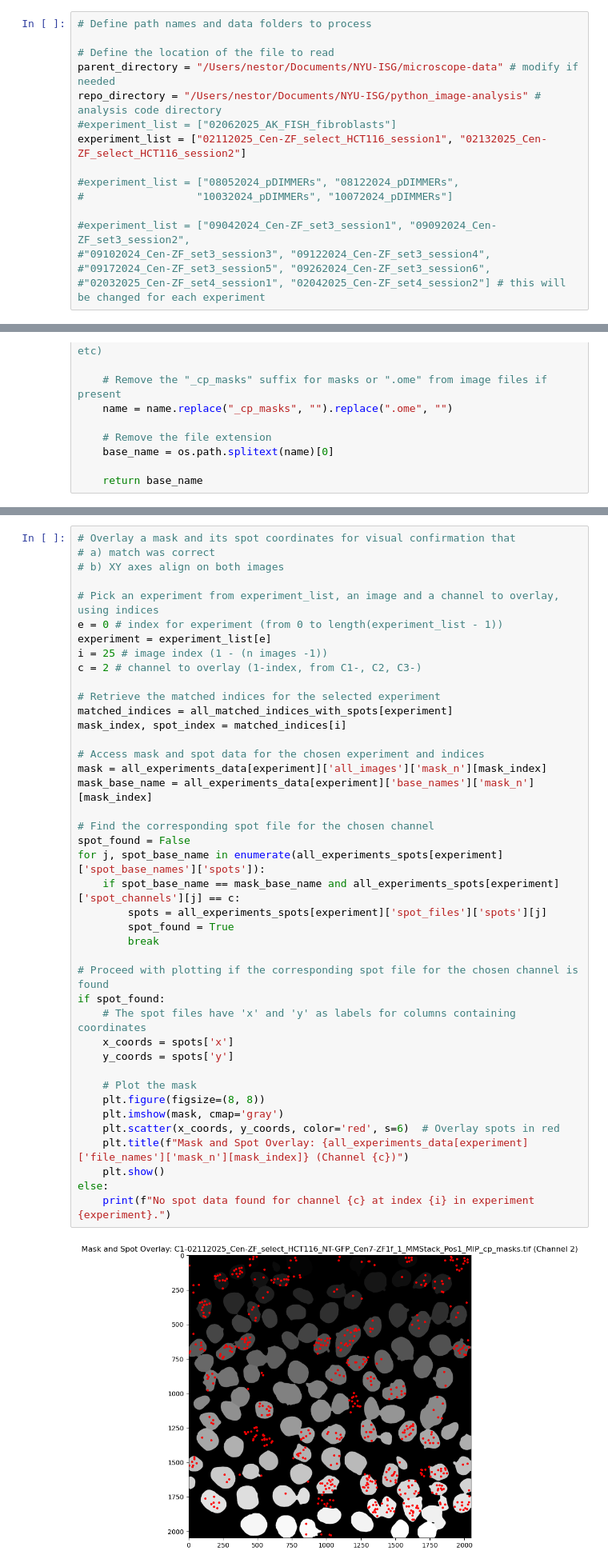
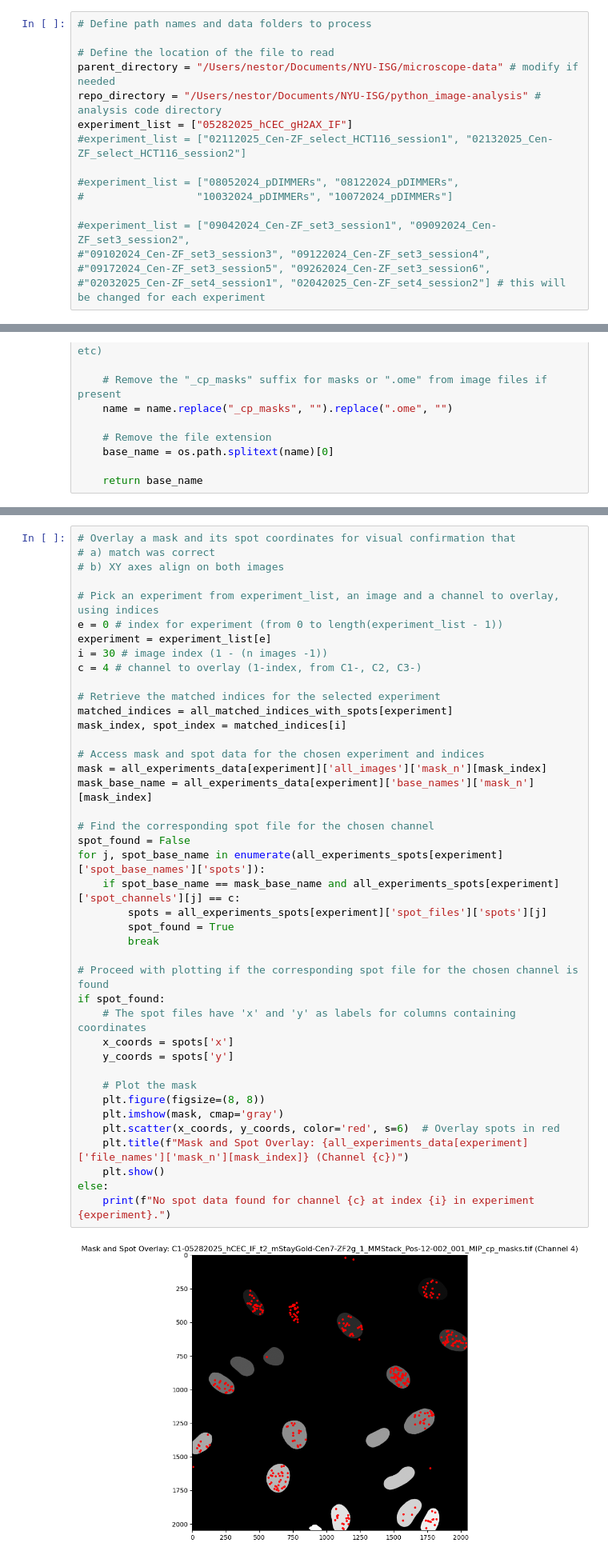
Before and after one commit to timotheelionnet/python_image-analysis, a Jupyter notebook: notebooks/spot-findr.ipynb, the cells around one changed output, grey strips where cells are left out. Shown at 80% size. Drawn from its saved outputs; the diff is of its cells as text.

```diff
--- a/notebooks/spot-findr.ipynb
+++ b/notebooks/spot-findr.ipynb
@@ -41,8 +41,8 @@ logging.basicConfig(level=logging.INFO, format='%(asctime)s - %(levelname)s - %(
 # Define the location of the file to read
 parent_directory = "/Users/nestor/Documents/NYU-ISG/microscope-data" # modify if needed
 repo_directory = "/Users/nestor/Documents/NYU-ISG/python_image-analysis" # analysis code directory
-#experiment_list = ["02062025_AK_FISH_fibroblasts"]
-experiment_list = ["02112025_Cen-ZF_select_HCT116_session1", "02132025_Cen-ZF_select_HCT116_session2"]
+experiment_list = ["05282025_hCEC_gH2AX_IF"]
+#experiment_list = ["02112025_Cen-ZF_select_HCT116_session1", "02132025_Cen-ZF_select_HCT116_session2"]
 
 #experiment_list = ["08052024_pDIMMERs", "08122024_pDIMMERs",
 #                  "10032024_pDIMMERs", "10072024_pDIMMERs"]
@@ -243,39 +251,39 @@ for experiment, matched_indices in all_matched_indices_with_spots.items():
 # Pick an experiment from experiment_list, an image and a channel to overlay, using indices
 e = 0 # index for experiment (from 0 to length(experiment_list - 1))
 experiment = experiment_list[e]
-i = 25 # image index (1 - (n images -1))
-c = 2 # channel to overlay (1-index, from C1-, C2, C3-)
+i = 30 # image index (1 - (n images -1))
+c = 4 # channel to overlay (1-index, from C1-, C2, C3-)
 
 # Retrieve the matched indices for the selected experiment
 matched_indices = all_matched_indices_with_spots[experiment]
 mask_index, spot_index = matched_indices[i]
 
 # Access mask and spot data for the chosen experiment and indices
 mask = all_experiments_data[experiment]['all_images']['mask_n'][mask_index]
 mask_base_name = all_experiments_data[experiment]['base_names']['mask_n'][mask_index]
 
 # Find the corresponding spot file for the chosen channel
 spot_found = False
 for j, spot_base_name in enumerate(all_experiments_spots[experiment]['spot_base_names']['spots']):
     if spot_base_name == mask_base_name and all_experiments_spots[experiment]['spot_channels'][j] == c:
         spots = all_experiments_spots[experiment]['spot_files']['spots'][j]
         spot_found = True
         break
 
 # Proceed with plotting if the corresponding spot file for the chosen channel is found
 if spot_found:
     # The spot files have 'x' and 'y' as labels for columns containing coordinates
     x_coords = spots['x']
     y_coords = spots['y']
 
     # Plot the mask
     plt.figure(figsize=(8, 8))
     plt.imshow(mask, cmap='gray')
     plt.scatter(x_coords, y_coords, color='red', s=6)  # Overlay spots in red
     plt.title(f"Mask and Spot Overlay: {all_experiments_data[experiment]['file_names']['mask_n'][mask_index]} (Channel {c})")
     plt.show()
 else:
     print(f"No spot data found for channel {c} at index {i} in experiment {experiment}.")
 # %% [output]
-[figure, old version]
+[figure, new version]
 # %%
```
Also changed, not shown: parts of 10 cells of this notebook.
